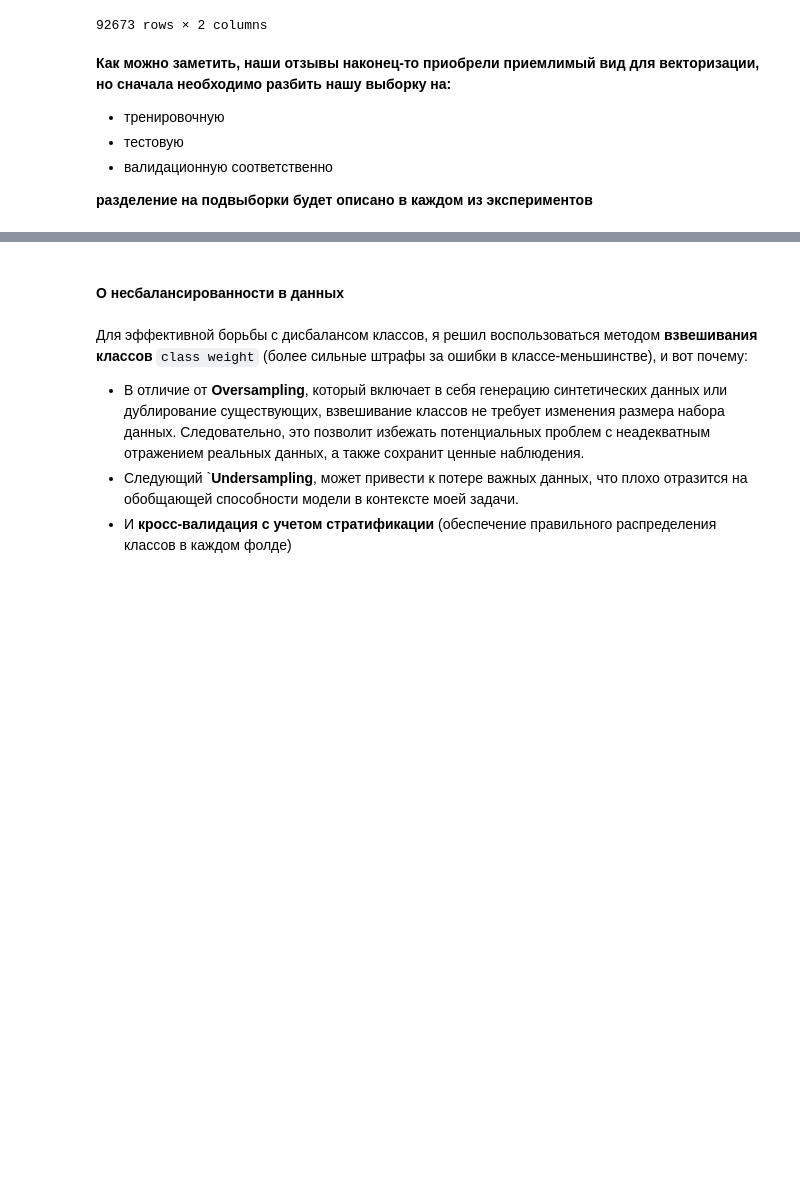
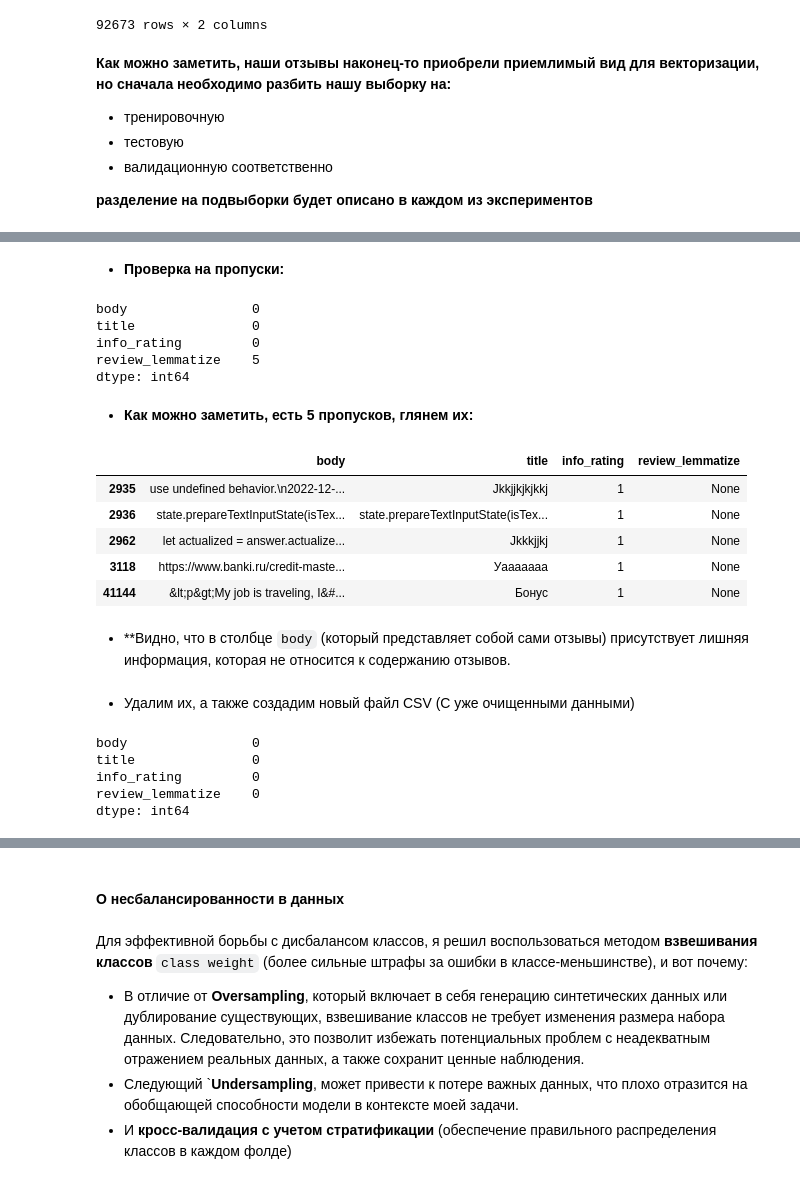
Before and after one commit to nikfilonenko/EDA_binary-text-classifier, a Jupyter notebook: src/notebooks/analysis_of_reviews_of_banks.ipynb, the cells around one changed output, grey strips where cells are left out. Cells and saved outputs as stored; diff of their text form; code cells hidden in the pictures; blank space fills up the shorter version.

```diff
--- a/src/notebooks/analysis_of_reviews_of_banks.ipynb
+++ b/src/notebooks/analysis_of_reviews_of_banks.ipynb
@@ -685,0 +689,25 @@ df_ml[['review_lemmatize', 'info_rating']]
+# %% [markdown]
+- **Проверка на пропуски:**
+# %%
+data_ml.isnull().sum()
+# %% [output]
+body                0
+title               0
+info_rating         0
+review_lemmatize    5
+dtype: int64
+# %% [markdown]
+- **Как можно заметить, есть 5 пропусков, глянем их:**
+# %%
+data_ml[data_ml.isnull().any(axis=1)]
+# %% [output]
+|  | body | title | info_rating | review_lemmatize |
+| 2935 | use undefined behavior.\n2022-12-... | Jkkjjkjkjkkj | 1 | None |
+| 2936 | state.prepareTextInputState(isTex... | state.prepareTextInputState(isTex... | 1 | None |
+| 2962 | let actualized = answer.actualize... | Jkkkjjkj | 1 | None |
+| 3118 | https://www.banki.ru/credit-maste... | Уааааааа | 1 | None |
+| 41144 | &lt;p&gt;My job is traveling, I&#... | Бонус | 1 | None |
+# %% [markdown]
+- **Видно, что в столбце `body` (который представляет собой сами отзывы) присутствует лишняя информация, которая не относится к содержанию отзывов.
+# %% [markdown]
+- Удалим их, а также создадим новый файл CSV (С уже очищенными данными)
@@ -685,0 +718,8 @@ df_ml[['review_lemmatize', 'info_rating']]
+# %%
+data_ml.isnull().sum()
+# %% [output]
+body                0
+title               0
+info_rating         0
+review_lemmatize    0
+dtype: int64
```
Also changed, not shown: parts of 17 cells of this notebook.
